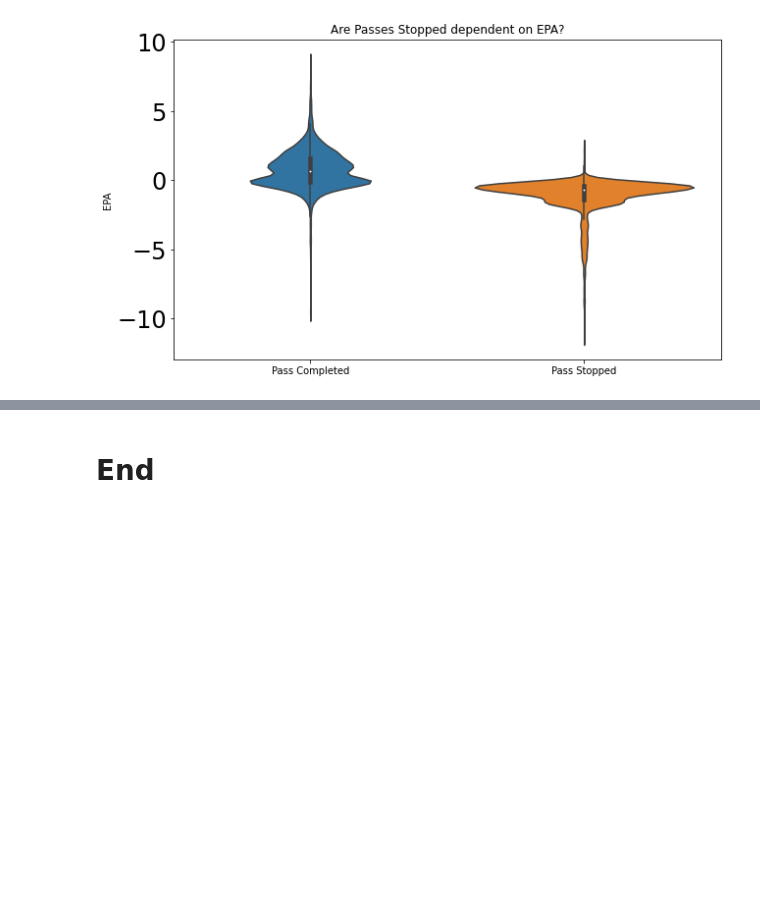
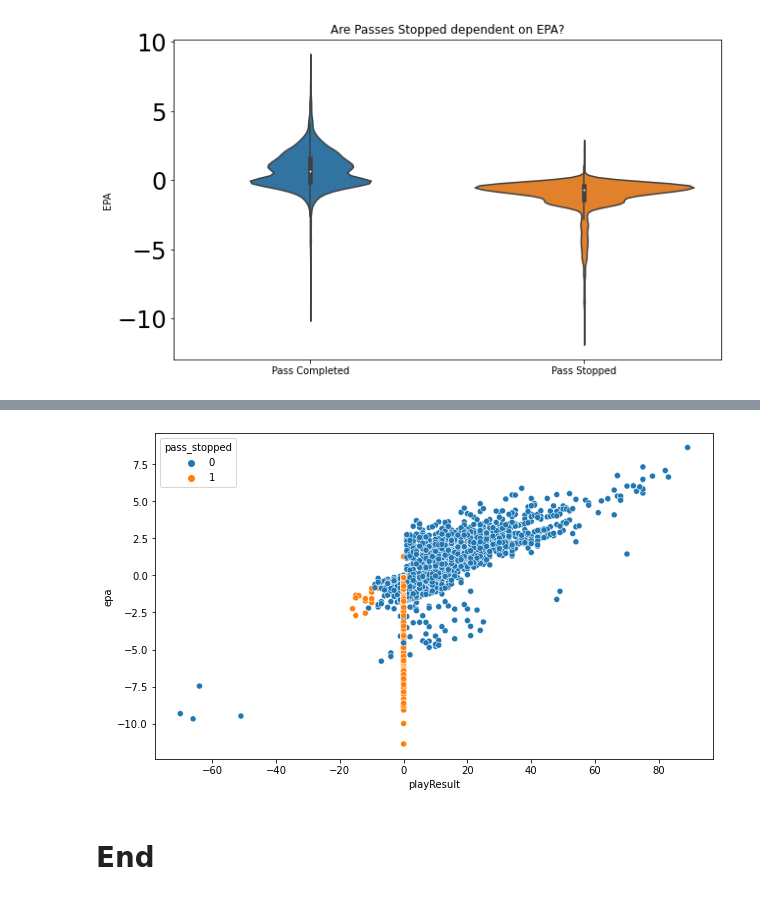
Before and after one commit to Fourth-and-Four/NFL-Big-Data-Bowl-2021, a Jupyter notebook: gn_phase2.ipynb, the cells around one changed output, grey strips where cells are left out. Cells and saved outputs as stored; diff of their text form; code cells hidden in the pictures; blank space fills up the shorter version.

```diff
--- a/gn_phase2.ipynb
+++ b/gn_phase2.ipynb
@@ -756,2 +777,8 @@ plt.show()
+# %%
+plt.title("")
+sns.scatterplot(x="playResult", y="epa", data=train, hue="pass_stopped")
+plt.show()
+# %% [output]
+[figure, added]
 # %% [markdown]
 # End
```
Also changed, not shown: parts of 1 cell of this notebook.
